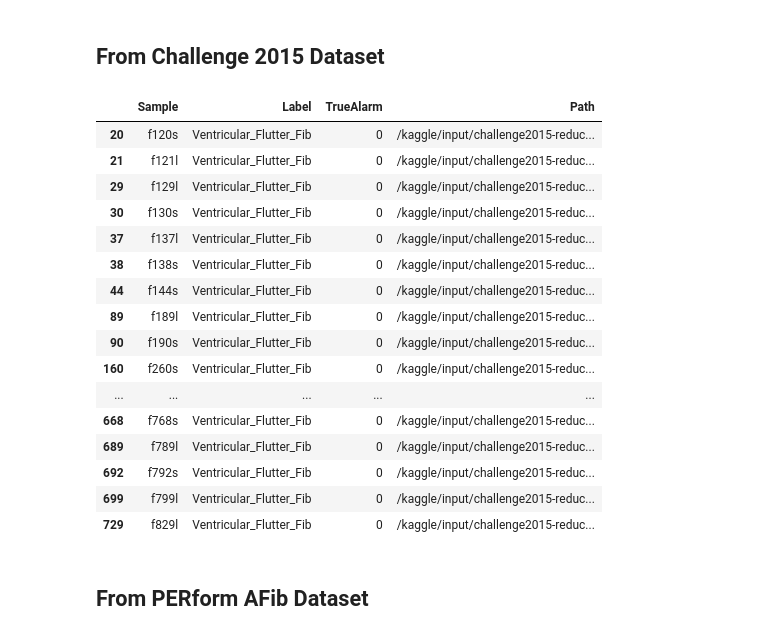
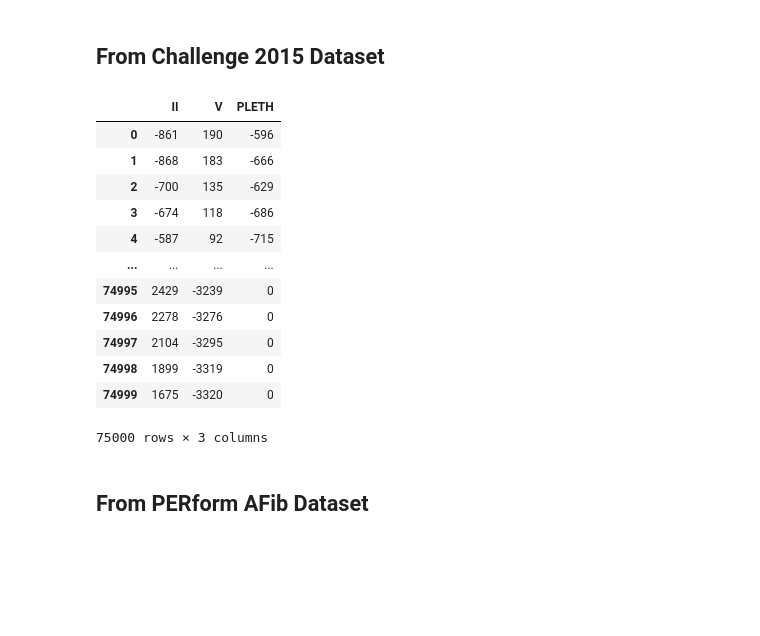
Before and after one commit to sarah-alabdulrazzak/RhythmGuard, a Jupyter notebook: Combined_Models.ipynb, the cells around one changed output. Drawn from its saved outputs; the diff is of its cells as text; code cells hidden in the pictures; blank space fills up the shorter version.

```diff
--- a/Combined_Models.ipynb
+++ b/Combined_Models.ipynb
@@ -24,23 +24,23 @@ df_filtered=df_relevant.loc[df_relevant["Sample"].isin(with_ppg)].copy()
 
 # Add path column
 df_filtered["Path"]=["/kaggle/input/challenge2015-reducing-false-arrhythmia/Challenge2015_csv/"+x+".csv" for x in df_filtered["Sample"]]
-# %%
-df_filtered.loc[df_filtered["Label"]=="Ventricular_Flutter_Fib"]
-# %% [output]
-|  | Sample | Label | TrueAlarm | Path |
-| 20 | f120s | Ventricular_Flutter_Fib | 0 | /kaggle/input/challenge2015-reduc... |
-| 21 | f121l | Ventricular_Flutter_Fib | 0 | /kaggle/input/challenge2015-reduc... |
-| 29 | f129l | Ventricular_Flutter_Fib | 0 | /kaggle/input/challenge2015-reduc... |
-| 30 | f130s | Ventricular_Flutter_Fib | 0 | /kaggle/input/challenge2015-reduc... |
-| 37 | f137l | Ventricular_Flutter_Fib | 0 | /kaggle/input/challenge2015-reduc... |
-| 38 | f138s | Ventricular_Flutter_Fib | 0 | /kaggle/input/challenge2015-reduc... |
-| 44 | f144s | Ventricular_Flutter_Fib | 0 | /kaggle/input/challenge2015-reduc... |
-| 89 | f189l | Ventricular_Flutter_Fib | 0 | /kaggle/input/challenge2015-reduc... |
-| 90 | f190s | Ventricular_Flutter_Fib | 0 | /kaggle/input/challenge2015-reduc... |
-| 160 | f260s | Ventricular_Flutter_Fib | 0 | /kaggle/input/challenge2015-reduc... |
-| ... | ... | ... | ... | ... |
-| 668 | f768s | Ventricular_Flutter_Fib | 0 | /kaggle/input/challenge2015-reduc... |
-| 689 | f789l | Ventricular_Flutter_Fib | 0 | /kaggle/input/challenge2015-reduc... |
-| 692 | f792s | Ventricular_Flutter_Fib | 0 | /kaggle/input/challenge2015-reduc... |
-| 699 | f799l | Ventricular_Flutter_Fib | 0 | /kaggle/input/challenge2015-reduc... |
-| 729 | f829l | Ventricular_Flutter_Fib | 0 | /kaggle/input/challenge2015-reduc... |
+# %%
+v_fib_paths=df_filtered.loc[(df_filtered["Label"]=="Ventricular_Flutter_Fib") & (df_filtered["TrueAlarm"]==1), "Path"].values
+v_tachy_paths=df_filtered.loc[(df_filtered["Label"]=="Ventricular_Tachycardia") & (df_filtered["TrueAlarm"]==1), "Path"].values
+brady_paths=df_filtered.loc[(df_filtered["Label"]=="Bradycardia") & (df_filtered["TrueAlarm"]==1), "Path"].values
+tachy_paths=df_filtered.loc[(df_filtered["Label"]=="Tachycardia") & (df_filtered["TrueAlarm"]==1), "Path"].values
+pd.read_csv(v_fib_paths[0])
+# %% [output]
+|  | II | V | PLETH |
+| 0 | -861 | 190 | -596 |
+| 1 | -868 | 183 | -666 |
+| 2 | -700 | 135 | -629 |
+| 3 | -674 | 118 | -686 |
+| 4 | -587 | 92 | -715 |
+| ... | ... | ... | ... |
+| 74995 | 2429 | -3239 | 0 |
+| 74996 | 2278 | -3276 | 0 |
+| 74997 | 2104 | -3295 | 0 |
+| 74998 | 1899 | -3319 | 0 |
+| 74999 | 1675 | -3320 | 0 |
+75000 rows × 3 columns
```
Also changed, not shown: parts of 12 cells of this notebook.
